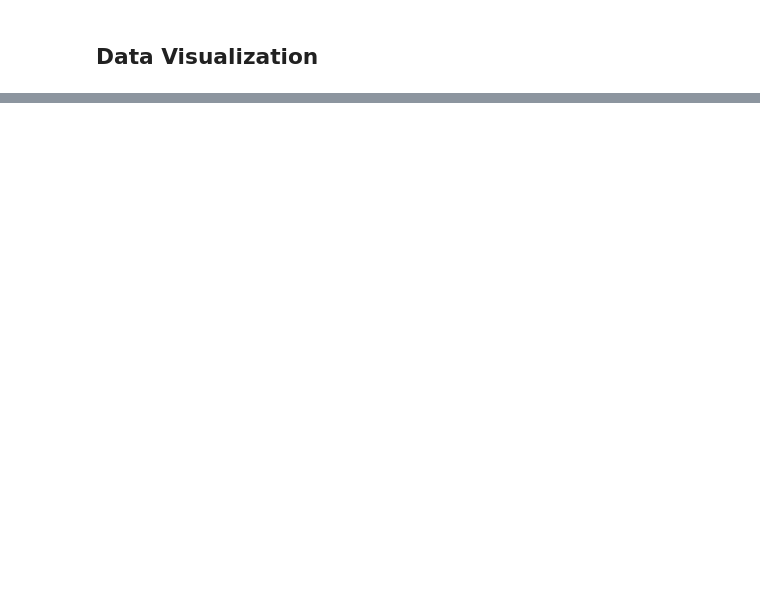
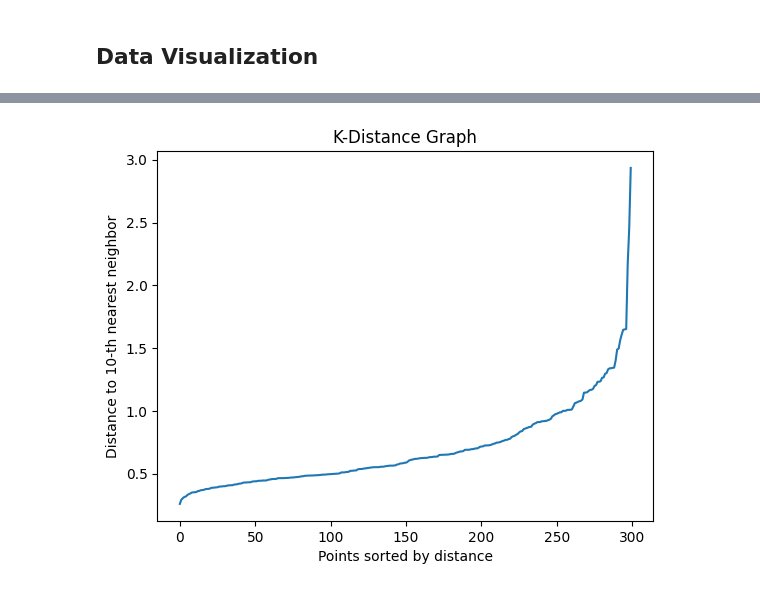
Before and after one commit to efwoods/Parkinsons_Disease_Study, a Jupyter notebook: example_data.ipynb, the cells around one changed output, grey strips where cells are left out. Drawn from its saved outputs; the diff is of its cells as text; code cells hidden in the pictures; blank space fills up the shorter version.

```diff
--- a/example_data.ipynb
+++ b/example_data.ipynb
@@ -160,0 +180,23 @@ plt.show()
+# %%
+from sklearn.neighbors import NearestNeighbors
+import matplotlib.pyplot as plt
+
+# Find distances to the k-th nearest neighbor (here k = min_samples)
+min_samples = 10  # minimum number of points required to form a cluster
+k = min_samples
+neighbors = NearestNeighbors(n_neighbors=k)
+neighbors_fit = neighbors.fit(X)
+distances, indices = neighbors_fit.kneighbors(X)
+
+# Sort the distances for plotting
+distances = np.sort(distances[:, k-1], axis=0)
+
+# Plot the k-distance graph
+plt.plot(distances)
+plt.title('K-Distance Graph')
+plt.xlabel('Points sorted by distance')
+plt.ylabel(f'Distance to {k}-th nearest neighbor')
+plt.show()
+# The elbow is a good point for setting eps
+# %% [output]
+[figure, added]
```
Also changed, not shown: parts of 32 cells of this notebook, 1 other file.
